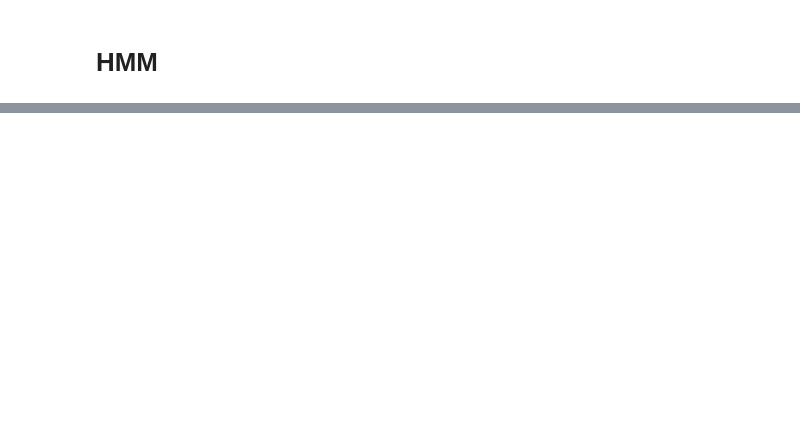
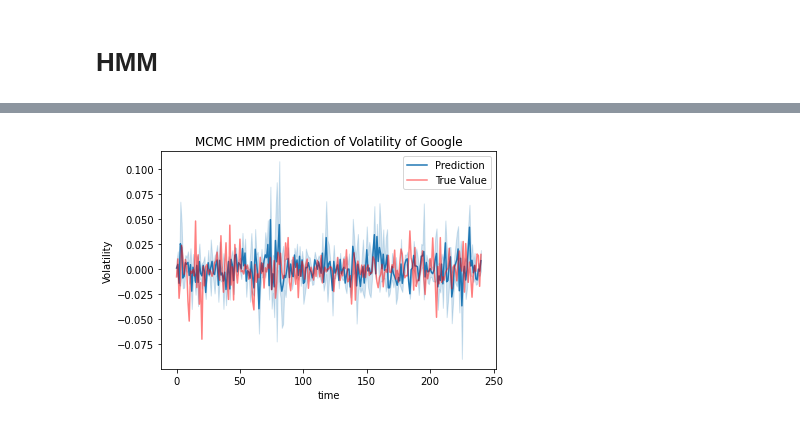
Before and after one commit to yiwen1996/DSGA1018TimeSeries, a Jupyter notebook: HMM_MCMC.ipynb, the cells around one changed output, grey strips where cells are left out. Drawn from its saved outputs; the diff is of its cells as text; code cells hidden in the pictures; blank space fills up the shorter version.

Commit message:
mcmc hmm plot

```diff
--- a/HMM_MCMC.ipynb
+++ b/HMM_MCMC.ipynb
@@ -69,7 +116,14 @@ mcmc_df
 # %%
-sns.lineplot(data=mcmc_df,x = 'time',y = 'value',ci = 'sd' )
+sns.lineplot(data=mcmc_df,x = 'time',y = 'value',ci = 'sd',label= 'Prediction' )
 plt.plot(test_np,color = 'r',alpha=0.5,label = 'True Value')
+
+plt.ylabel('Volatility')
+plt.title('MCMC HMM prediction of Volatility of Google')
+
+plt.legend()
 plt.show()
+# %% [output]
+[figure, added]
 # %%
 np_all = np.array(value_list).squeeze()
 # %%
```
Also changed, not shown: parts of 7 cells of this notebook, 2 other files.
